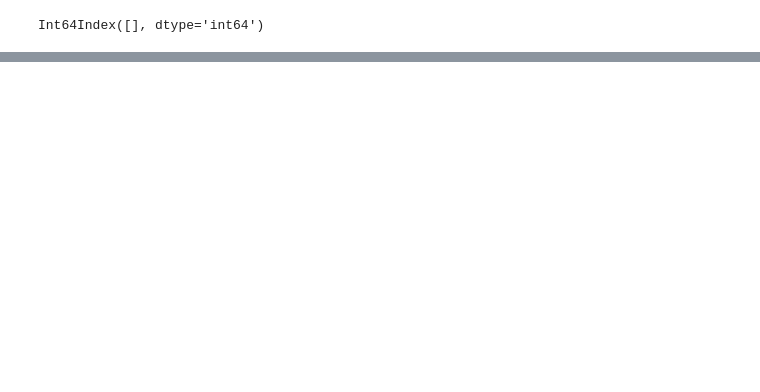
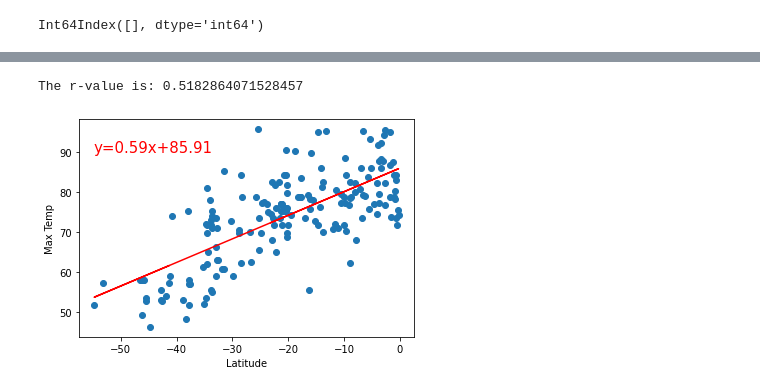
Before and after one commit to rebeccatast/Python-api-Challenge, a Jupyter notebook: WeatherPy/WeatherPy2.ipynb, the cells around one changed output, grey strips where cells are left out. Cells and saved outputs as stored; diff of their text form; code cells hidden in the pictures; blank space fills up the shorter version.

```diff
--- a/WeatherPy/WeatherPy2.ipynb
+++ b/WeatherPy/WeatherPy2.ipynb
@@ -240,0 +268,8 @@ plt.show()
+# %%
+#Regression on Southern Hemisphere vs. Max Temp
+x_values = southern_hem_df["Lat"]
+y_values = southern_hem_df["Max Temp"]
+plot_linear_regression(x_values, y_values, "Max Temp", (-55,90))
+# %% [output]
+The r-value is: 0.5182864071528457
+[figure, added]
```
Also changed, not shown: parts of 23 cells of this notebook.
